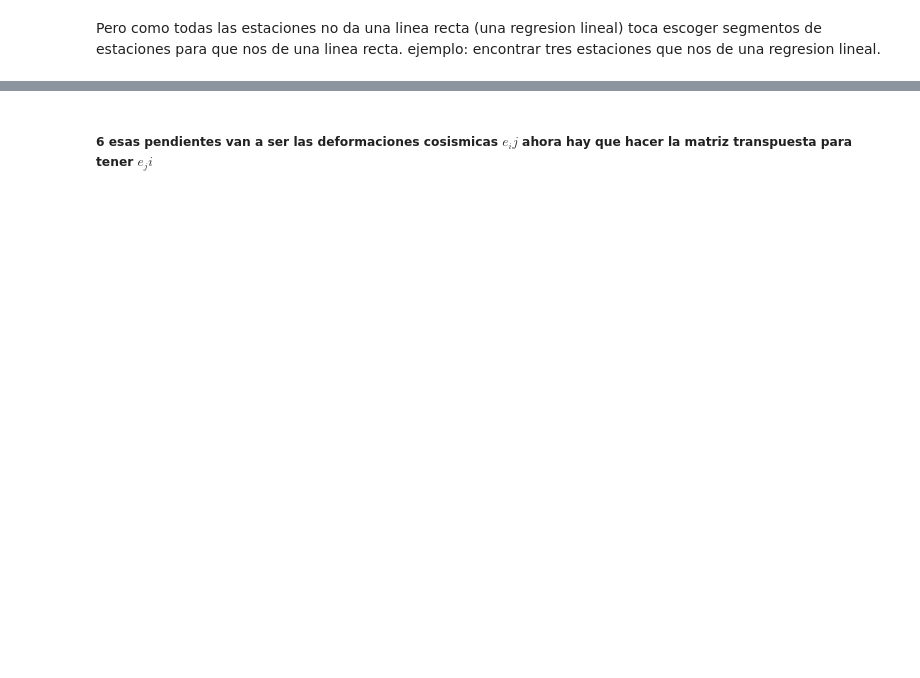
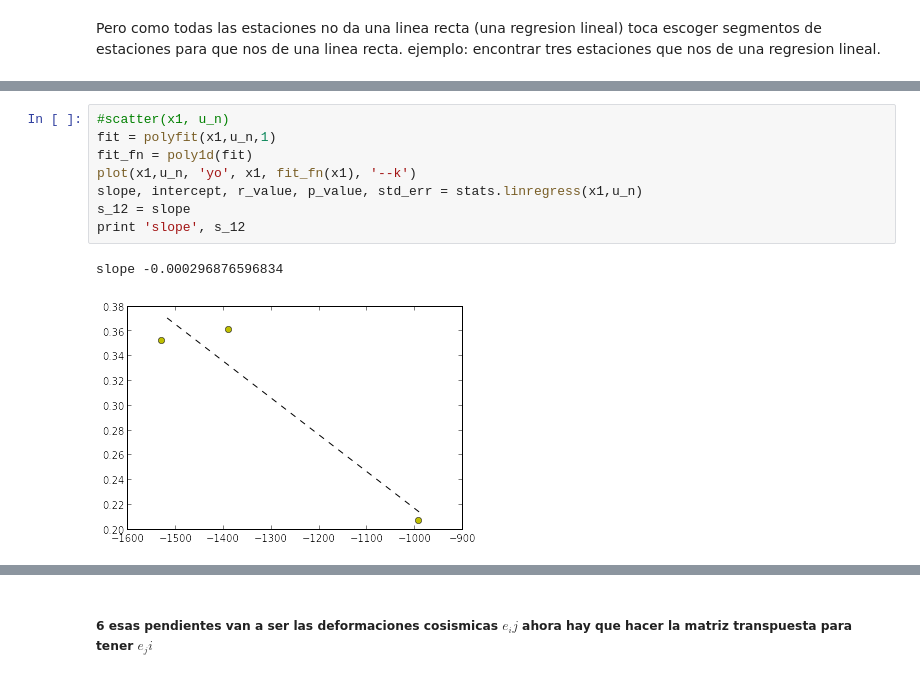
Before and after one commit to LinaPerez/Garcia_PerezAngel_Hw8, a Jupyter notebook: Terremoto/Tensores.ipynb, the cells around one changed output, grey strips where cells are left out. Drawn from its saved outputs; the diff is of its cells as text; blank space fills up the shorter version.

```diff
--- a/Terremoto/Tensores.ipynb
+++ b/Terremoto/Tensores.ipynb
@@ -168,0 +224,11 @@ print tres
+# %%
+#scatter(x1, u_n)
+fit = polyfit(x1,u_n,1)
+fit_fn = poly1d(fit)
+plot(x1,u_n, 'yo', x1, fit_fn(x1), '--k')
+slope, intercept, r_value, p_value, std_err = stats.linregress(x1,u_n)
+s_12 = slope
+print 'slope', s_12
+# %% [output]
+slope -0.000296876596834
+[figure, added]
```
Also changed, not shown: parts of 17 cells of this notebook.
